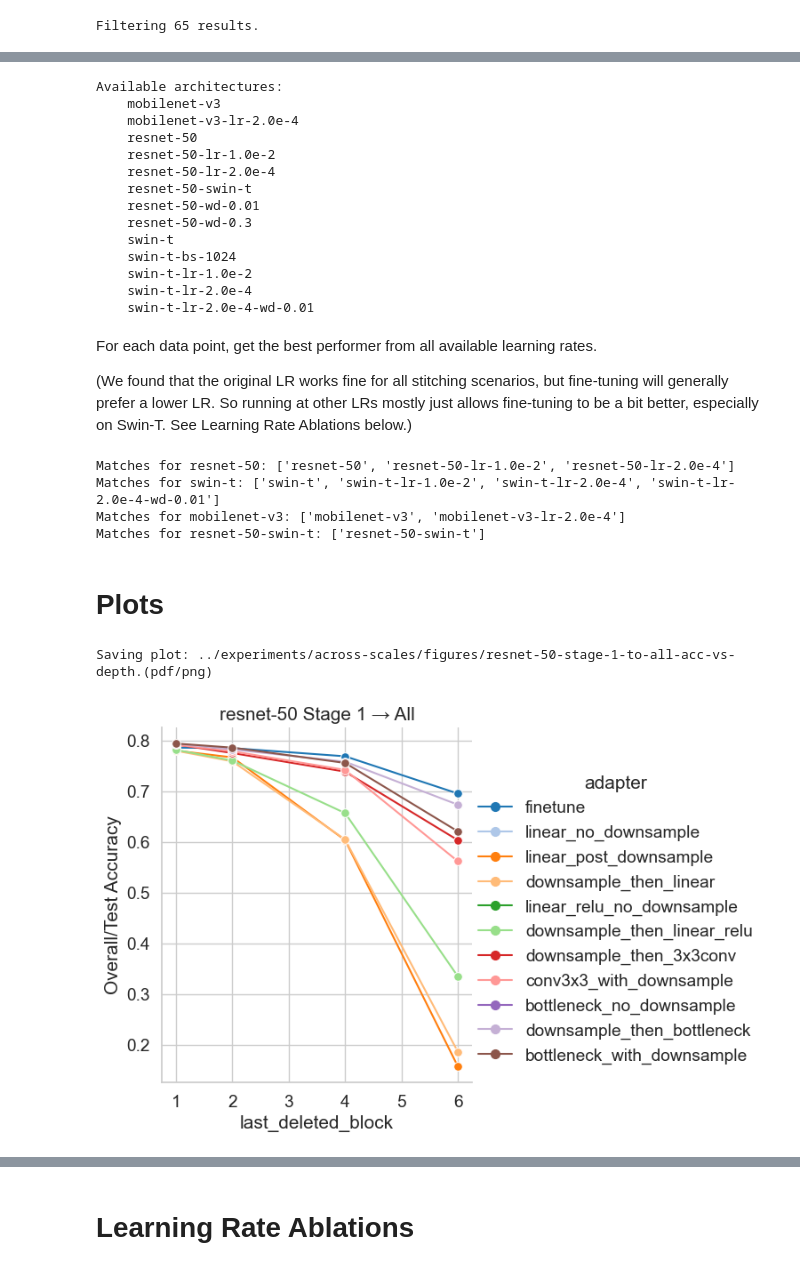
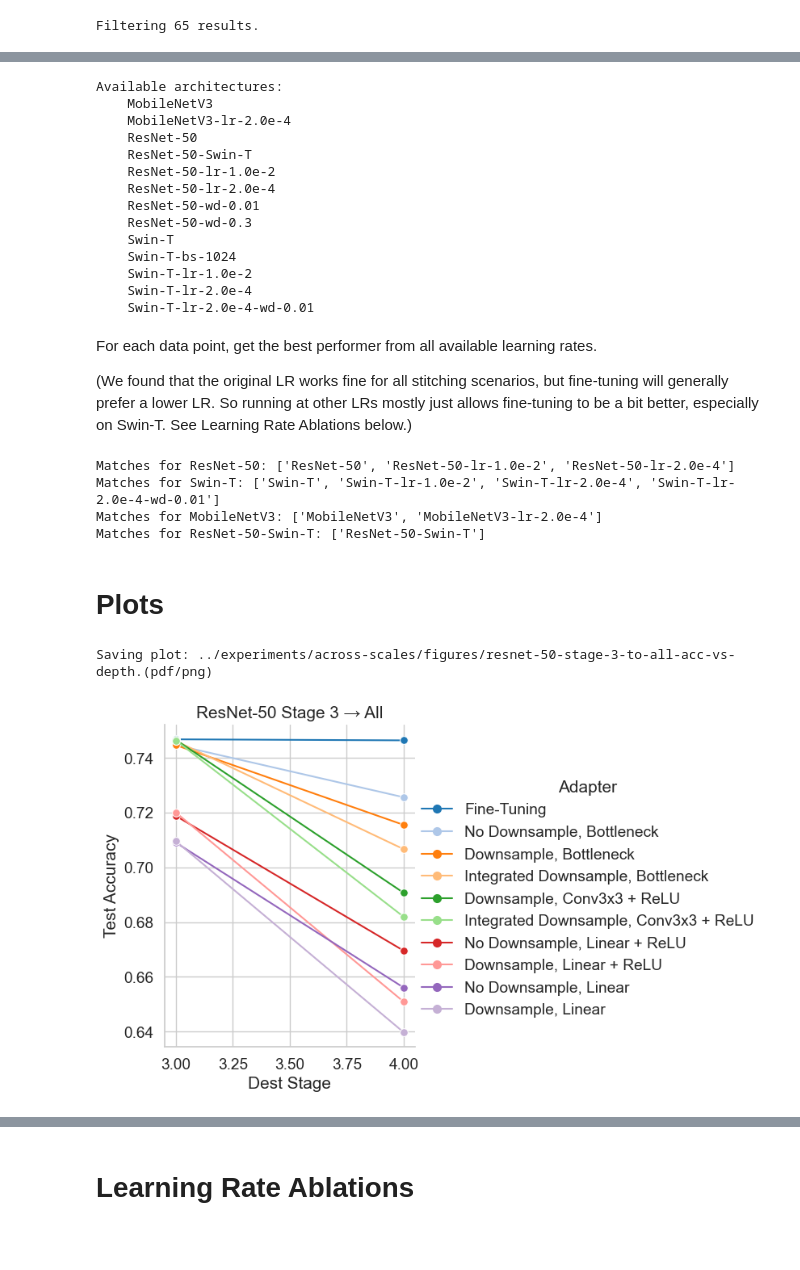
Before and after one commit to uvm-neurobotics-lab/stitching, a Jupyter notebook: src/across-scales.ipynb, the cells around one changed output, grey strips where cells are left out. Saved outputs shown, nothing was run; the diff lists cells and outputs as text; code cells hidden in the pictures; blank space fills up the shorter version.

Commit message:
Polish up all plot naming and legend ordering.

```diff
--- a/src/across-scales.ipynb
+++ b/src/across-scales.ipynb
@@ -148,22 +230,22 @@ Filtering 65 results.
 # %%
 print("Available architectures:")
-for archname in sorted(final_df.index.get_level_values("arch").unique()):
+for archname in sorted(final_df.index.get_level_values("Architecture").unique()):
     print(f"    {archname}")
 # %% [output]
 Available architectures:
-    mobilenet-v3
-    mobilenet-v3-lr-2.0e-4
-    resnet-50
-    resnet-50-lr-1.0e-2
-    resnet-50-lr-2.0e-4
-    resnet-50-swin-t
-    resnet-50-wd-0.01
-    resnet-50-wd-0.3
-    swin-t
-    swin-t-bs-1024
-    swin-t-lr-1.0e-2
-    swin-t-lr-2.0e-4
-    swin-t-lr-2.0e-4-wd-0.01
+    MobileNetV3
+    MobileNetV3-lr-2.0e-4
+    ResNet-50
+    ResNet-50-Swin-T
+    ResNet-50-lr-1.0e-2
+    ResNet-50-lr-2.0e-4
+    ResNet-50-wd-0.01
+    ResNet-50-wd-0.3
+    Swin-T
+    Swin-T-bs-1024
+    Swin-T-lr-1.0e-2
+    Swin-T-lr-2.0e-4
+    Swin-T-lr-2.0e-4-wd-0.01
 # %% [markdown]
 For each data point, get the best performer from all available learning rates.
 
@@ -173,21 +255,21 @@ For each data point, get the best performer from all available learning rates.
 if "core_arch" in final_df.index.names:
     final_df.reset_index("core_arch", drop=True, inplace=True)
 # Assign tags for each known group of LR variations.
-for archname in ["resnet-50", "swin-t", "mobilenet-v3", "resnet-50-swin-t"]:
-    lr_rows = final_df.index.get_level_values("arch").str.fullmatch(f"{archname}($|-lr.*)")
-    print(f"Matches for {archname}:", list(final_df.loc[lr_rows].index.get_level_values("arch").unique()))
+for archname in ["ResNet-50", "Swin-T", "MobileNetV3", "ResNet-50-Swin-T"]:
+    lr_rows = final_df.index.get_level_values("Architecture").str.fullmatch(f"{archname}($|-lr.*)")
+    print(f"Matches for {archname}:", list(final_df.loc[lr_rows].index.get_level_values("Architecture").unique()))
     final_df.loc[lr_rows, "core_arch"] = archname
 # Set those tags as a new index level. Group over them and select the best performer in each group (max Test Accuracy).
 final_df.set_index("core_arch", append=True, inplace=True)
 # TODO: Need to keep all seeds of each best-performer.
-group_cols = list(set(final_df.index.names) - {"seed", "Step", "arch"})
-best_of_lrs = final_df.groupby(group_cols)["Overall/Test Accuracy"].max().to_frame()
-best_of_lrs.rename_axis(index={"core_arch": "arch"}, inplace=True)
+group_cols = list(set(final_df.index.names) - {"Seed", "Step", "Architecture"})
+best_of_lrs = final_df.groupby(group_cols).max()
+best_of_lrs.rename_axis(index={"core_arch": "Architecture"}, inplace=True)
 # %% [output]
-Matches for resnet-50: ['resnet-50', 'resnet-50-lr-1.0e-2', 'resnet-50-lr-2.0e-4']
-Matches for swin-t: ['swin-t', 'swin-t-lr-1.0e-2', 'swin-t-lr-2.0e-4', 'swin-t-lr-2.0e-4-wd-0.01']
-Matches for mobilenet-v3: ['mobilenet-v3', 'mobilenet-v3-lr-2.0e-4']
-Matches for resnet-50-swin-t: ['resnet-50-swin-t']
+Matches for ResNet-50: ['ResNet-50', 'ResNet-50-lr-1.0e-2', 'ResNet-50-lr-2.0e-4']
+Matches for Swin-T: ['Swin-T', 'Swin-T-lr-1.0e-2', 'Swin-T-lr-2.0e-4', 'Swin-T-lr-2.0e-4-wd-0.01']
+Matches for MobileNetV3: ['MobileNetV3', 'MobileNetV3-lr-2.0e-4']
+Matches for ResNet-50-Swin-T: ['ResNet-50-Swin-T']
 # %% [markdown]
 # Plots
 # %%
@@ -363,6 +426,8 @@ current_src_stage = SRC_STAGES[1]
+# %%
+current_src_stage = 3
 # %%
-_ = plot_accuracy_vs_depth(best_of_lrs, start_block=current_src_stage, arch_choice="resnet-50")
+_ = plot_accuracy_vs_depth(best_of_lrs, src_stage=current_src_stage, arch_choice="ResNet-50")
 # %% [output]
-Saving plot: ../experiments/across-scales/figures/resnet-50-stage-1-to-all-acc-vs-depth.(pdf/png)
+Saving plot: ../experiments/across-scales/figures/resnet-50-stage-3-to-all-acc-vs-depth.(pdf/png)
-[figure, old version]
+[figure, new version]
 # %%
```
Also changed, not shown: parts of 30 cells of this notebook.
